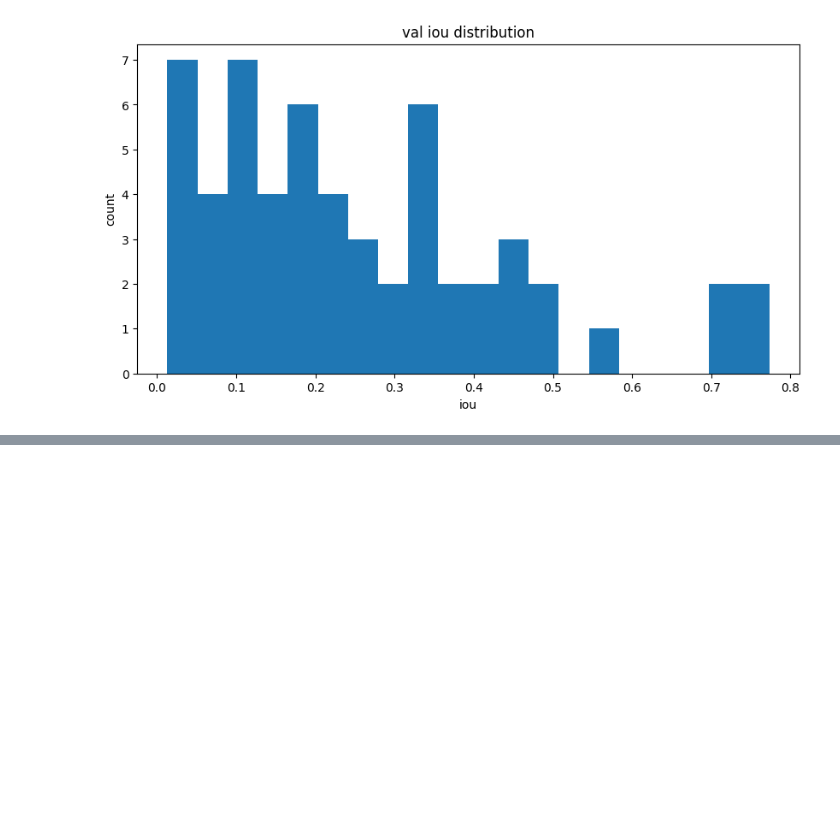
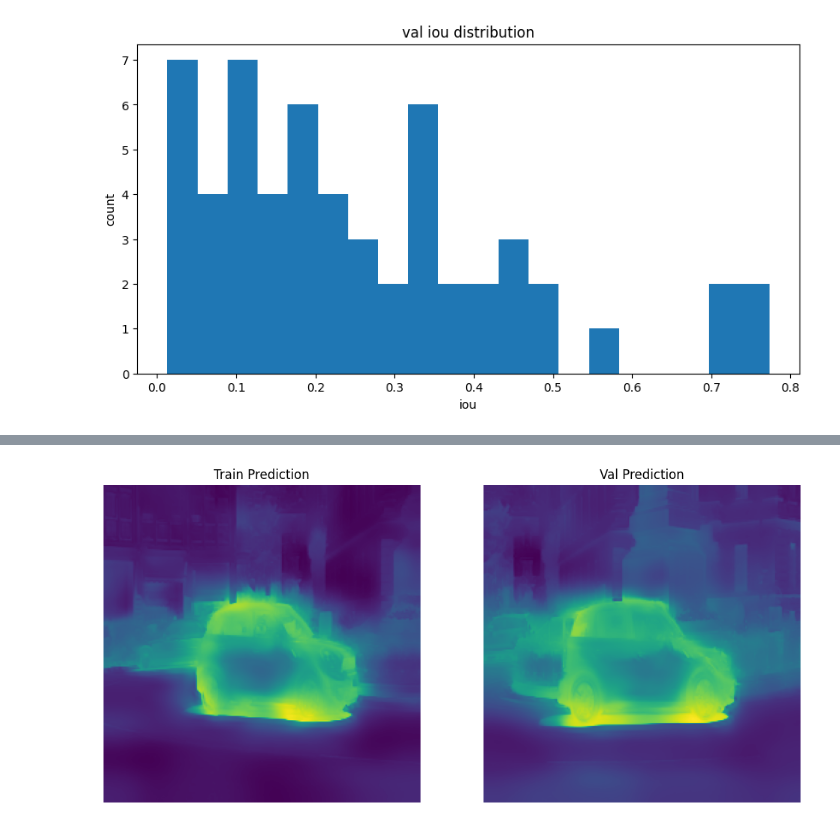
Before and after one commit to wcbup/VOS_boundary_tracking, a Jupyter notebook: bou_sim_prop.ipynb, the cells around one changed output, grey strips where cells are left out. Drawn from its saved outputs; the diff is of its cells as text; code cells hidden in the pictures; blank space fills up the shorter version.

```diff
--- a/bou_sim_prop.ipynb
+++ b/bou_sim_prop.ipynb
@@ -1196,0 +1246,9 @@ for idx in val_check_idxs:
+# %%
+class FocalLoss(nn.Module):
+    def __init__(
+        self,
+    ):
+        super(FocalLoss, self).__init__()
+
+    def forward(self, inputs, targets):
+        return ops.sigmoid_focal_loss(inputs, targets, reduction="mean")
@@ -1196,0 +1381,13 @@ for idx in val_check_idxs:
+# %%
+plt.figure(figsize=(12, 8))
+plt.subplot(1, 2, 1)
+plt.imshow(pred_bou_results[0].sigmoid().cpu().detach().numpy())
+plt.axis("off")
+plt.title("Train Prediction")
+plt.subplot(1, 2, 2)
+plt.imshow(val_pred_bou_results[0].sigmoid().cpu().detach().numpy())
+plt.axis("off")
+plt.title("Val Prediction")
+plt.show()
+# %% [output]
+[figure, added]
```
Also changed, not shown: parts of 13 cells of this notebook, 15 other files.
